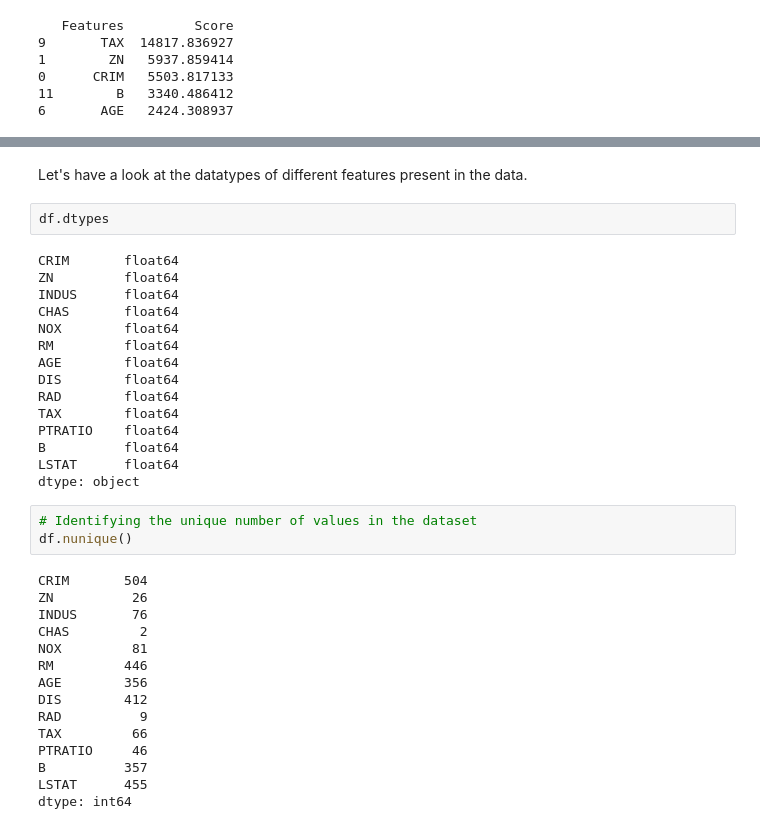
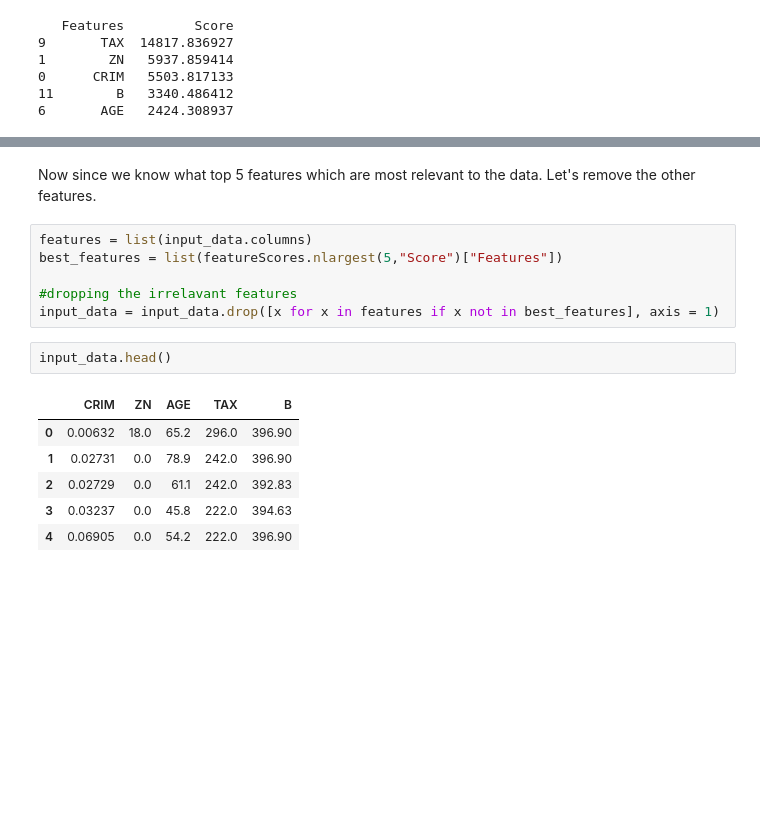
Before and after one commit to namanp247/Lenskart_DS_Training, a Jupyter notebook: House Price Prediction Using Linear Regression.ipynb, the cells around one changed output, grey strips where cells are left out. Saved outputs shown, nothing was run; the diff lists cells and outputs as text; blank space fills up the shorter version.

```diff
--- a/House Price Prediction Using Linear Regression.ipynb
+++ b/House Price Prediction Using Linear Regression.ipynb
@@ -448,37 +419,17 @@ Now we can see the `features name`.
-# %% [markdown]
-Let's have a look at the datatypes of different features present in the data.
-# %%
-df.dtypes
-# %% [output]
-CRIM       float64
-ZN         float64
-INDUS      float64
-CHAS       float64
-NOX        float64
-RM         float64
-AGE        float64
-DIS        float64
-RAD        float64
-TAX        float64
-PTRATIO    float64
-B          float64
-LSTAT      float64
-dtype: object
-# %%
-# Identifying the unique number of values in the dataset
-df.nunique()
-# %% [output]
-CRIM       504
-ZN          26
-INDUS       76
-CHAS         2
-NOX         81
-RM         446
-AGE        356
-DIS        412
-RAD          9
-TAX         66
-PTRATIO     46
-B          357
-LSTAT      455
-dtype: int64
+# %% [markdown]
+Now since we know what top 5 features which are most relevant to the data. Let's remove the other features.
+# %%
+features = list(input_data.columns)
+best_features = list(featureScores.nlargest(5,"Score")["Features"])
+
+#dropping the irrelavant features
+input_data = input_data.drop([x for x in features if x not in best_features], axis = 1)
+# %%
+input_data.head()
+# %% [output]
+|  | CRIM | ZN | AGE | TAX | B |
+| 0 | 0.00632 | 18.0 | 65.2 | 296.0 | 396.90 |
+| 1 | 0.02731 | 0.0 | 78.9 | 242.0 | 396.90 |
+| 2 | 0.02729 | 0.0 | 61.1 | 242.0 | 392.83 |
+| 3 | 0.03237 | 0.0 | 45.8 | 222.0 | 394.63 |
+| 4 | 0.06905 | 0.0 | 54.2 | 222.0 | 396.90 |
```
Also changed, not shown: parts of 10 cells of this notebook.
